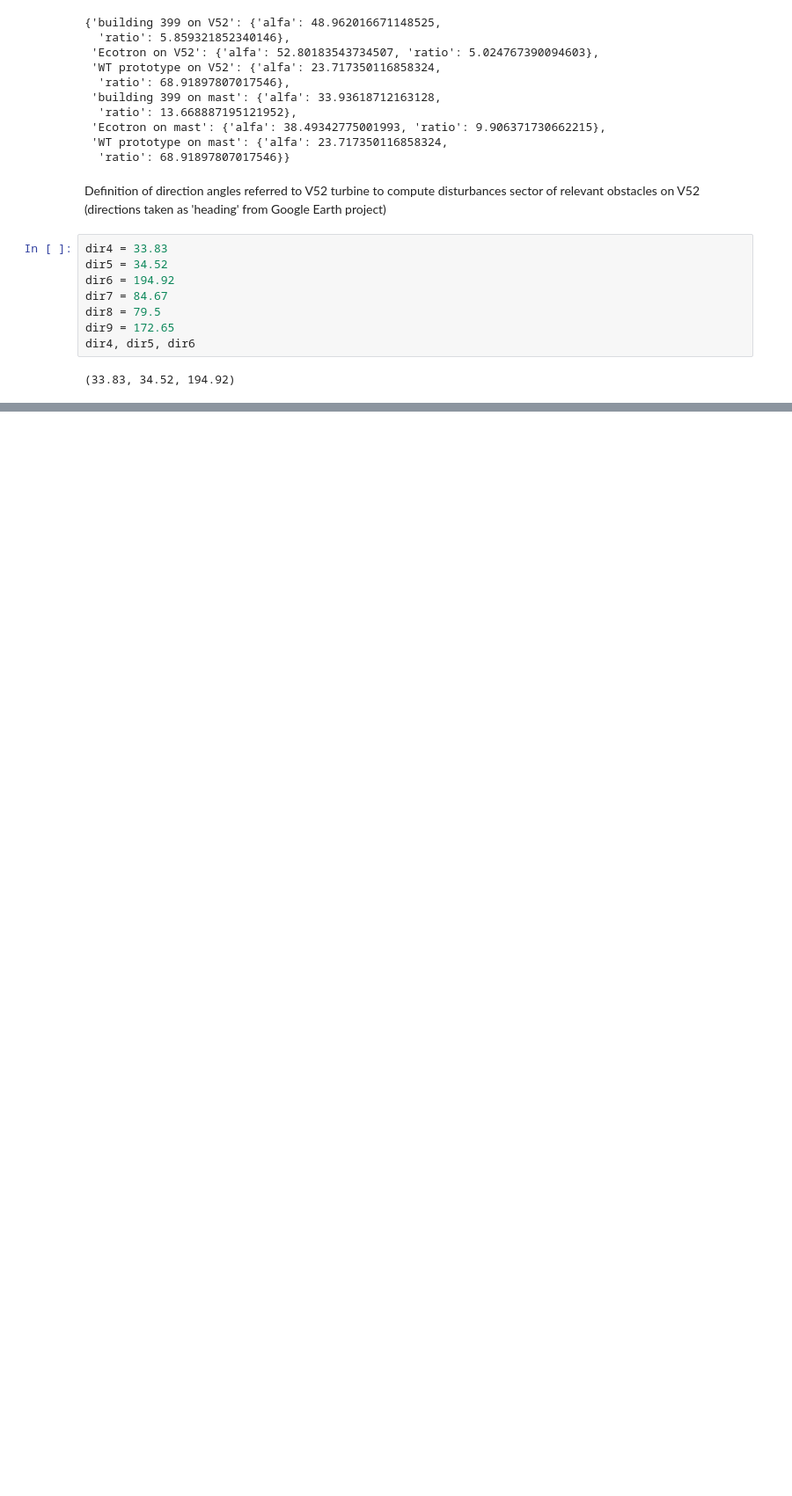
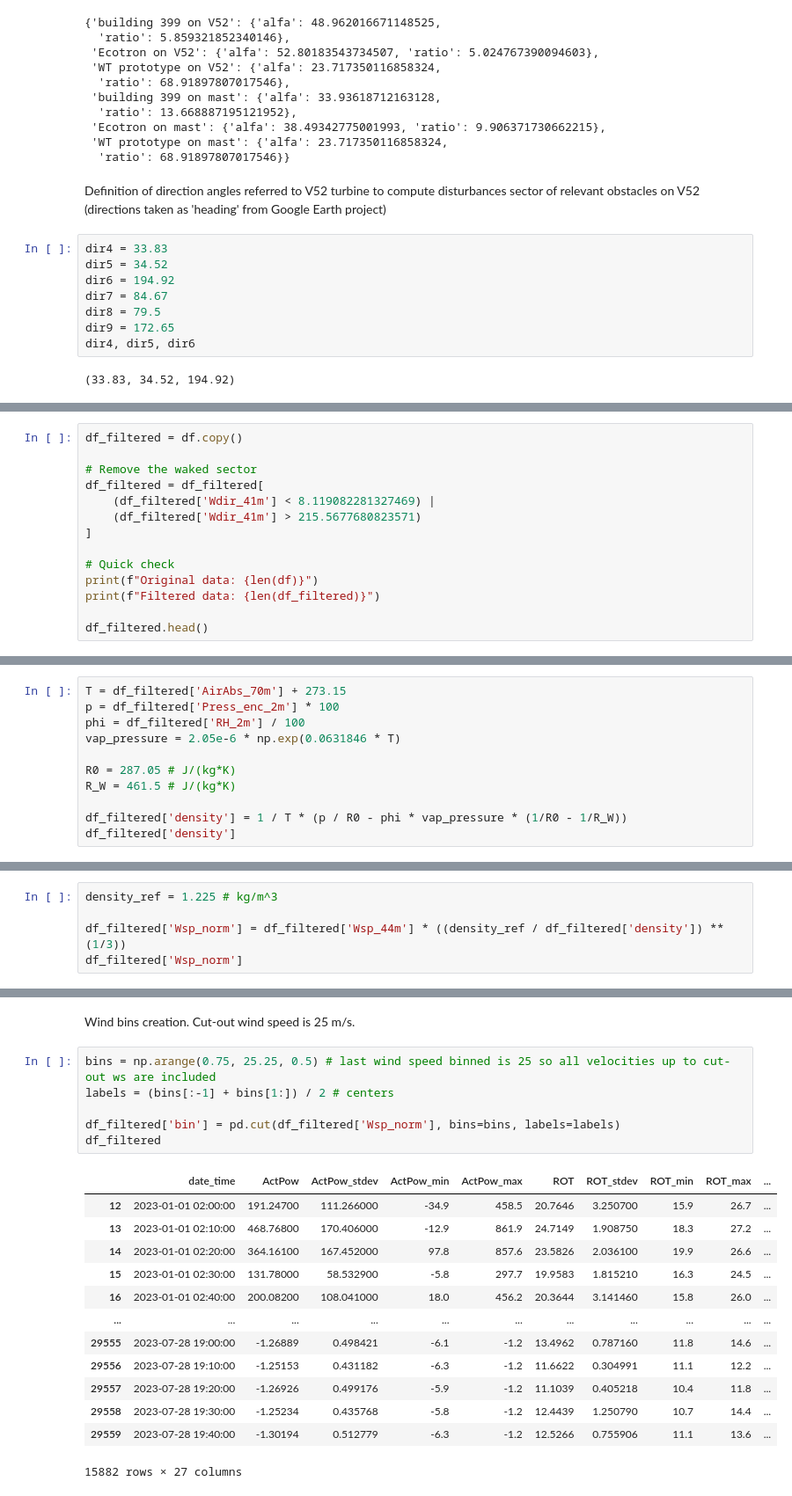
Before and after one commit to s254253/46400-WTMT, a Jupyter notebook: assignment3/question1.ipynb, the cells around one changed output, grey strips where cells are left out. Shown at 88% size. Cells and saved outputs as stored; diff of their text form; blank space fills up the shorter version.

```diff
--- a/assignment3/question1.ipynb
+++ b/assignment3/question1.ipynb
@@ -217,0 +273,14 @@ dir4, dir5, dir6
+# %%
+df_filtered = df.copy()
+
+# Remove the waked sector
+df_filtered = df_filtered[
+    (df_filtered['Wdir_41m'] < 8.119082281327469) |
+    (df_filtered['Wdir_41m'] > 215.5677680823571)
+]
+
+# Quick check
+print(f"Original data: {len(df)}")
+print(f"Filtered data: {len(df_filtered)}")
+
+df_filtered.head()
@@ -217,0 +299,11 @@ dir4, dir5, dir6
+# %%
+T = df_filtered['AirAbs_70m'] + 273.15
+p = df_filtered['Press_enc_2m'] * 100
+phi = df_filtered['RH_2m'] / 100
+vap_pressure = 2.05e-6 * np.exp(0.0631846 * T)
+
+R0 = 287.05 # J/(kg*K)
+R_W = 461.5 # J/(kg*K)
+
+df_filtered['density'] = 1 / T * (p / R0 - phi * vap_pressure * (1/R0 - 1/R_W))
+df_filtered['density']
@@ -217,0 +325,5 @@ dir4, dir5, dir6
+# %%
+density_ref = 1.225 # kg/m^3
+
+df_filtered['Wsp_norm'] = df_filtered['Wsp_44m'] * ((density_ref / df_filtered['density']) ** (1/3))
+df_filtered['Wsp_norm']
@@ -217,0 +343,22 @@ dir4, dir5, dir6
+# %% [markdown]
+Wind bins creation. Cut-out wind speed is 25 m/s.
+# %%
+bins = np.arange(0.75, 25.25, 0.5) # last wind speed binned is 25 so all velocities up to cut-out ws are included
+labels = (bins[:-1] + bins[1:]) / 2 # centers
+
+df_filtered['bin'] = pd.cut(df_filtered['Wsp_norm'], bins=bins, labels=labels)
+df_filtered
+# %% [output]
+|  | date_time | ActPow | ActPow_stdev | ActPow_min | ActPow_max | ROT | ROT_stdev | ROT_min | ROT_max | ... |
+| 12 | 2023-01-01 02:00:00 | 191.24700 | 111.266000 | -34.9 | 458.5 | 20.7646 | 3.250700 | 15.9 | 26.7 | ... |
+| 13 | 2023-01-01 02:10:00 | 468.76800 | 170.406000 | -12.9 | 861.9 | 24.7149 | 1.908750 | 18.3 | 27.2 | ... |
+| 14 | 2023-01-01 02:20:00 | 364.16100 | 167.452000 | 97.8 | 857.6 | 23.5826 | 2.036100 | 19.9 | 26.6 | ... |
+| 15 | 2023-01-01 02:30:00 | 131.78000 | 58.532900 | -5.8 | 297.7 | 19.9583 | 1.815210 | 16.3 | 24.5 | ... |
+| 16 | 2023-01-01 02:40:00 | 200.08200 | 108.041000 | 18.0 | 456.2 | 20.3644 | 3.141460 | 15.8 | 26.0 | ... |
+| ... | ... | ... | ... | ... | ... | ... | ... | ... | ... | ... |
+| 29555 | 2023-07-28 19:00:00 | -1.26889 | 0.498421 | -6.1 | -1.2 | 13.4962 | 0.787160 | 11.8 | 14.6 | ... |
+| 29556 | 2023-07-28 19:10:00 | -1.25153 | 0.431182 | -6.3 | -1.2 | 11.6622 | 0.304991 | 11.1 | 12.2 | ... |
+| 29557 | 2023-07-28 19:20:00 | -1.26926 | 0.499176 | -5.9 | -1.2 | 11.1039 | 0.405218 | 10.4 | 11.8 | ... |
+| 29558 | 2023-07-28 19:30:00 | -1.25234 | 0.435768 | -5.8 | -1.2 | 12.4439 | 1.250790 | 10.7 | 14.4 | ... |
+| 29559 | 2023-07-28 19:40:00 | -1.30194 | 0.512779 | -6.3 | -1.2 | 12.5266 | 0.755906 | 11.1 | 13.6 | ... |
+15882 rows × 27 columns
```
Also changed, not shown: parts of 15 cells of this notebook.
